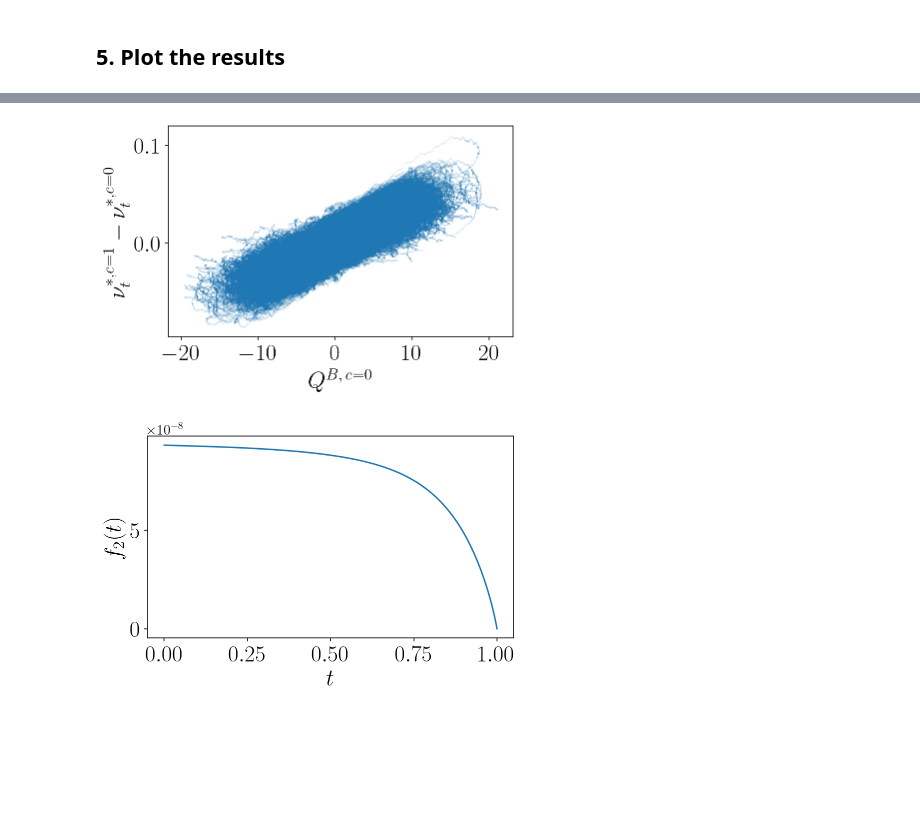
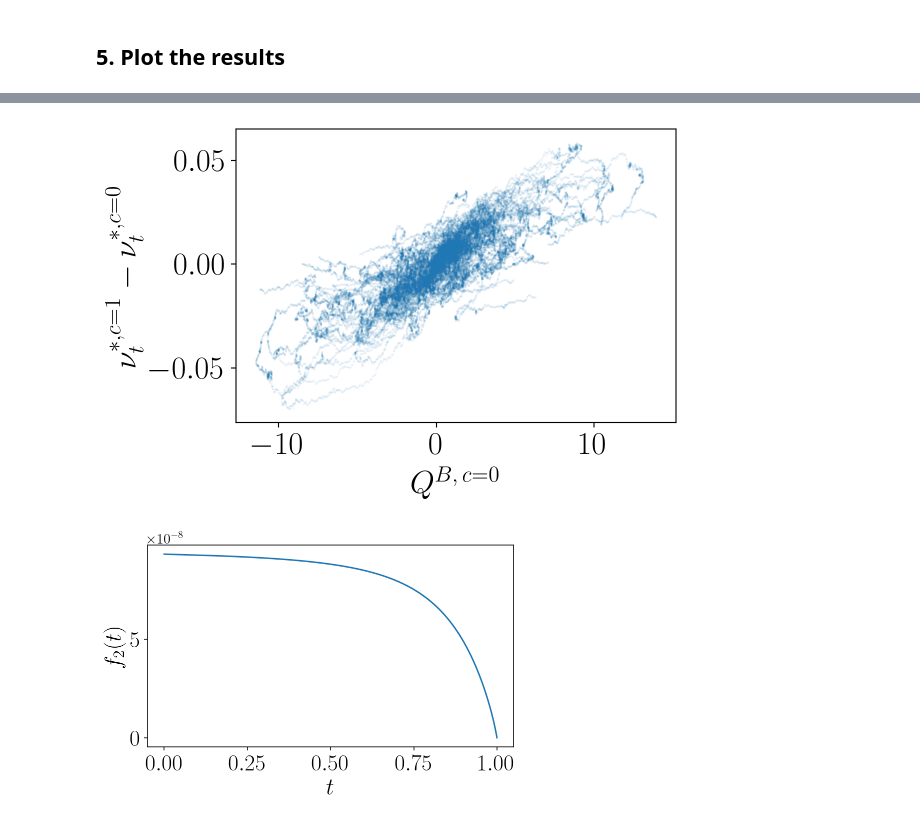
Before and after one commit to muhammadalifaqsha/broker_informed_noise_filtering_game, a Jupyter notebook: SecondOrderEffect-Plots-Paper.ipynb, the cells around one changed output, grey strips where cells are left out. Saved outputs shown, nothing was run; the diff lists cells and outputs as text; code cells hidden in the pictures; blank space fills up the shorter version.

```diff
--- a/SecondOrderEffect-Plots-Paper.ipynb
+++ b/SecondOrderEffect-Plots-Paper.ipynb
@@ -218,20 +255,23 @@ Q_B_1 = sim_collections[1].Q_B
 # %%
 t_idx = 750
+idx = np.random.choice(a = Q_B_0.shape[1],size = (100,),replace=False)
+
 
 fig, ax = plt.subplots(1,1,figsize=(6,4))
 
-ax.scatter(np.ndarray.flatten(Q_B_0[:t_idx,:]), np.ndarray.flatten(nu_B_diff[:t_idx,:]),s=.1,alpha=0.1)
+ax.scatter(np.ndarray.flatten(Q_B_0[:t_idx,idx]), np.ndarray.flatten(nu_B_diff[:t_idx,idx]),s=.1,alpha=0.1)
+#ax.scatter(np.ndarray.flatten(Q_B_0[:t_idx,idx]), np.ndarray.flatten(sim_collections[0].nu_B[:t_idx,idx]),s=.1,alpha=0.1)
 
 ax.set_xlabel(r'$Q^{B,\, c = 0}$', fontsize = font2)
 ax.tick_params(axis='both', which='major', labelsize=font2)
 ax.set_ylabel(r'$\nu_t^{*, c=1} - \nu_t^{*, c=0}$', fontsize = font2)
 
 plt.tight_layout()
 plt.savefig('figures/second_order_effect_broker_new.png', format="png", dpi=300)
 
 plt.show()
 # %% [output]
-[figure, old version]
+[figure, new version]
 # %%
 z = inf_trader.z
 f2 = z[2] / 2*inf_trader.k
```
Also changed, not shown: parts of 8 cells of this notebook.
